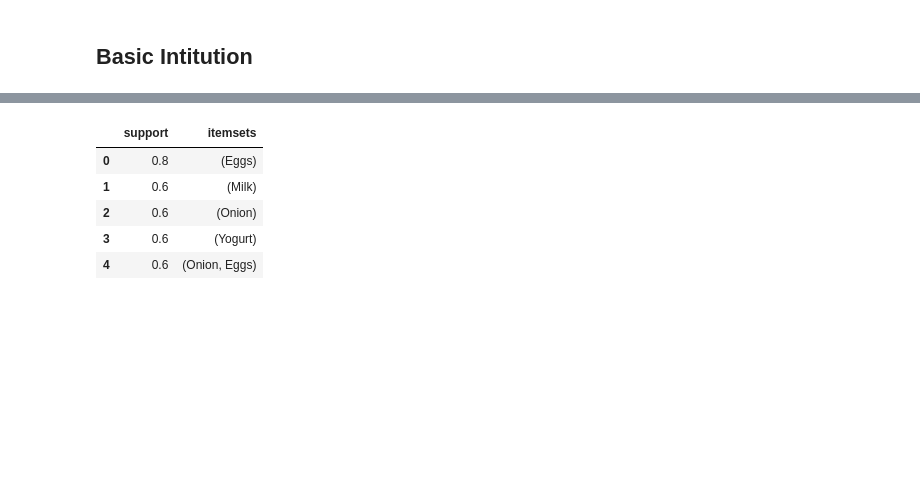
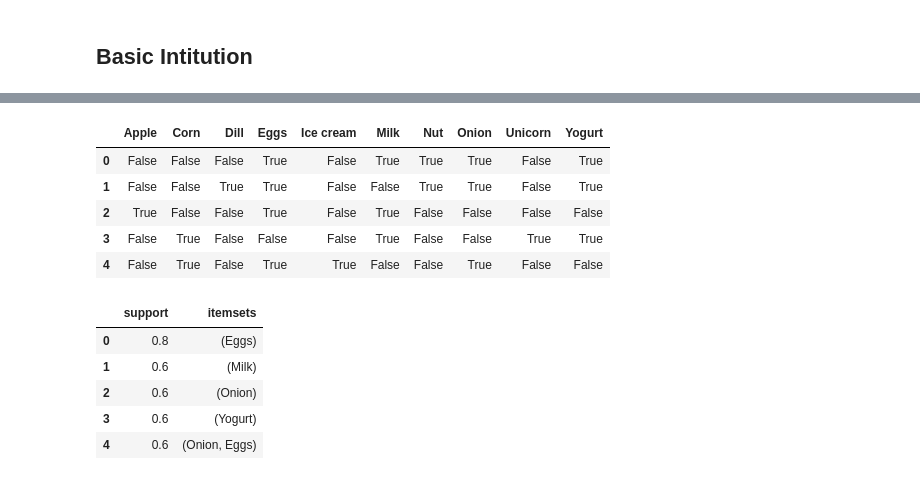
Before and after one commit to AyushDevadiga1/Machine-Learning, a Jupyter notebook: Market_Basket_Analysis'.ipynb, the cells around one changed output, grey strips where cells are left out. Saved outputs shown, nothing was run; the diff lists cells and outputs as text; code cells hidden in the pictures; blank space fills up the shorter version.

```diff
--- a/Market_Basket_Analysis'.ipynb
+++ b/Market_Basket_Analysis'.ipynb
@@ -18,6 +43,15 @@ dataset = [['Milk', 'Onion', 'Nut', 'Eggs', 'Yogurt'],
 te = TransactionEncoder()
 te_ary = te.fit(dataset).transform(dataset)
 df = pd.DataFrame(te_ary, columns=te.columns_)
+# %%
+df
+# %% [output]
+|  | Apple | Corn | Dill | Eggs | Ice cream | Milk | Nut | Onion | Unicorn | Yogurt |
+| 0 | False | False | False | True | False | True | True | True | False | True |
+| 1 | False | False | True | True | False | False | True | True | False | True |
+| 2 | True | False | False | True | False | True | False | False | False | False |
+| 3 | False | True | False | False | False | True | False | False | True | True |
+| 4 | False | True | False | True | True | False | False | True | False | False |
 # %%
 # frequent_itemsets = apriori(df, min_support=0.6, use_colnames=True)
 frequent_itemsets = apriori(df, min_support=0.6, use_colnames=True)
```
Also changed, not shown: parts of 4 cells of this notebook.
